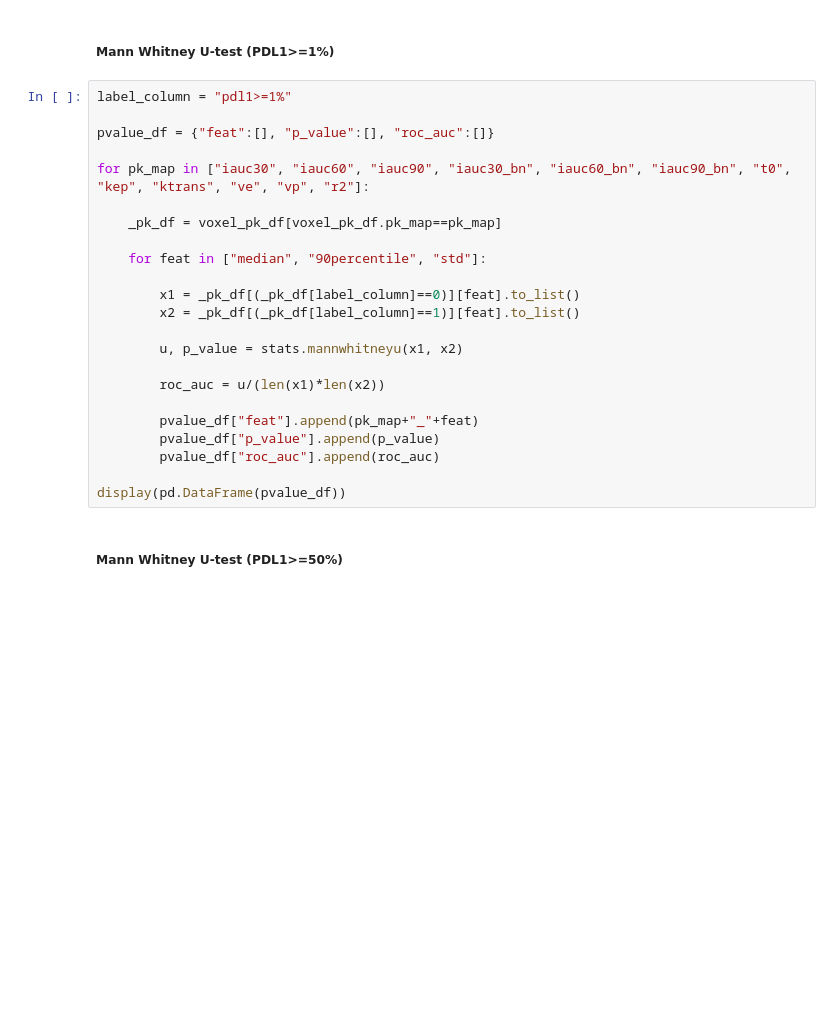
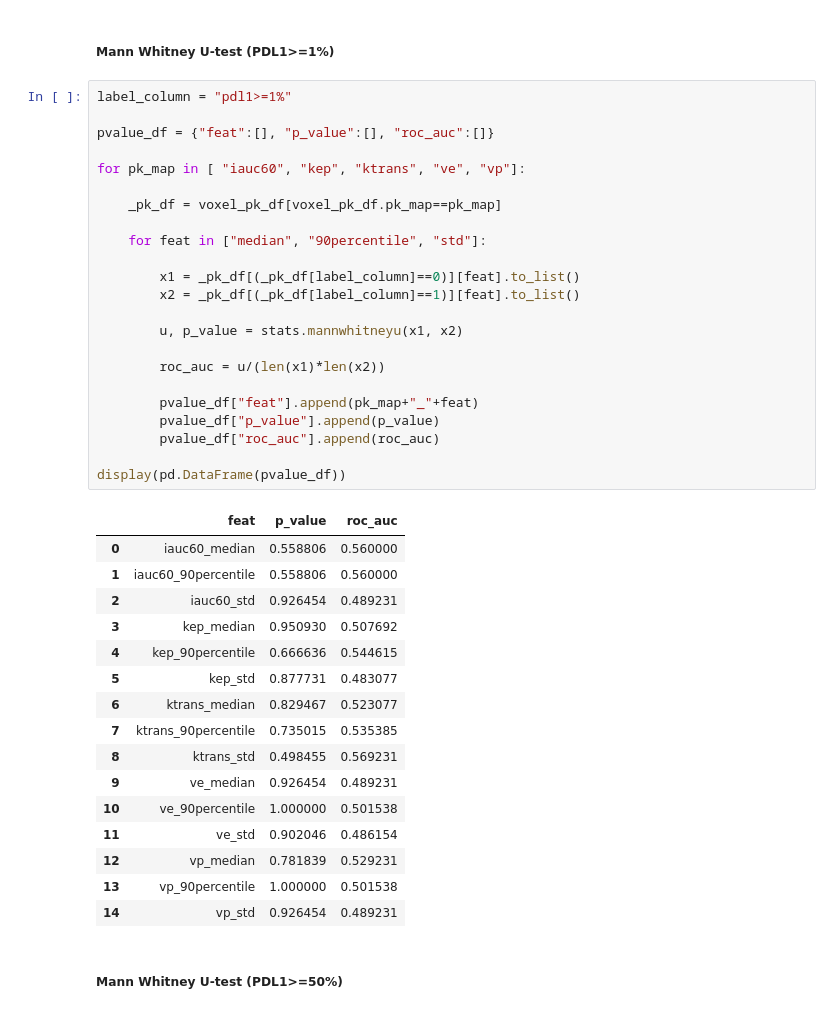
Before and after one commit to sithin-unipv/lungmr_pk, a Jupyter notebook: pk_modelling.ipynb, the cells around one changed output. Cells and saved outputs as stored; diff of their text form; blank space fills up the shorter version.

```diff
--- a/pk_modelling.ipynb
+++ b/pk_modelling.ipynb
@@ -371,26 +374,43 @@ voxel_pk_df = pd.DataFrame(voxel_pk_df)
 # %%
 label_column = "pdl1>=1%"
 
 pvalue_df = {"feat":[], "p_value":[], "roc_auc":[]}
 
-for pk_map in ["iauc30", "iauc60", "iauc90", "iauc30_bn", "iauc60_bn", "iauc90_bn", "t0", "kep", "ktrans", "ve", "vp", "r2"]:
+for pk_map in [ "iauc60", "kep", "ktrans", "ve", "vp"]:
 
     _pk_df = voxel_pk_df[voxel_pk_df.pk_map==pk_map]
 
     for feat in ["median", "90percentile", "std"]:
 
         x1 = _pk_df[(_pk_df[label_column]==0)][feat].to_list()
         x2 = _pk_df[(_pk_df[label_column]==1)][feat].to_list()
 
         u, p_value = stats.mannwhitneyu(x1, x2)
 
         roc_auc = u/(len(x1)*len(x2))
 
         pvalue_df["feat"].append(pk_map+"_"+feat)
         pvalue_df["p_value"].append(p_value)
         pvalue_df["roc_auc"].append(roc_auc)
 
 display(pd.DataFrame(pvalue_df))
+# %% [output]
+|  | feat | p_value | roc_auc |
+| 0 | iauc60_median | 0.558806 | 0.560000 |
+| 1 | iauc60_90percentile | 0.558806 | 0.560000 |
+| 2 | iauc60_std | 0.926454 | 0.489231 |
+| 3 | kep_median | 0.950930 | 0.507692 |
+| 4 | kep_90percentile | 0.666636 | 0.544615 |
+| 5 | kep_std | 0.877731 | 0.483077 |
+| 6 | ktrans_median | 0.829467 | 0.523077 |
+| 7 | ktrans_90percentile | 0.735015 | 0.535385 |
+| 8 | ktrans_std | 0.498455 | 0.569231 |
+| 9 | ve_median | 0.926454 | 0.489231 |
+| 10 | ve_90percentile | 1.000000 | 0.501538 |
+| 11 | ve_std | 0.902046 | 0.486154 |
+| 12 | vp_median | 0.781839 | 0.529231 |
+| 13 | vp_90percentile | 1.000000 | 0.501538 |
+| 14 | vp_std | 0.926454 | 0.489231 |
 # %% [markdown]
 ##### Mann Whitney U-test (PDL1>=50%)
 # %%
```
Also changed, not shown: parts of 2 cells of this notebook.
